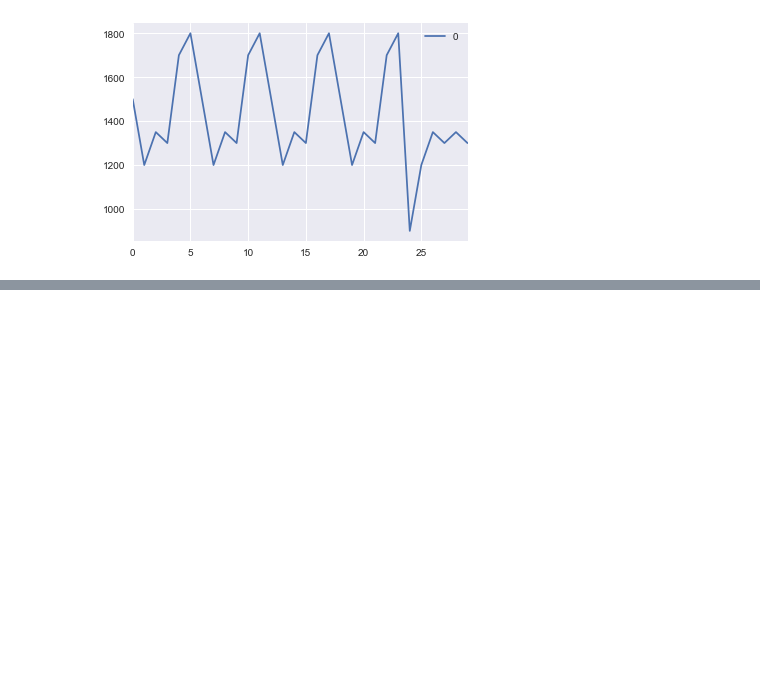
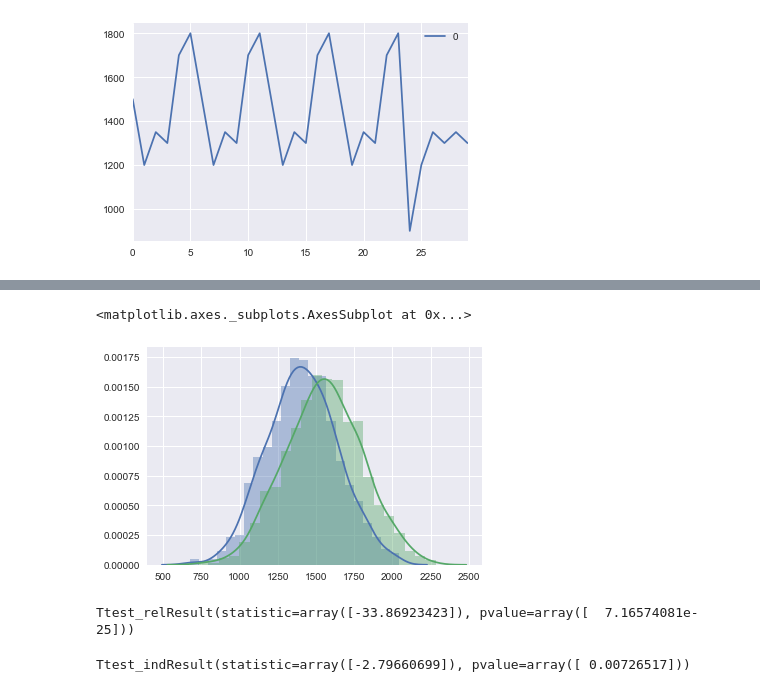
Before and after one commit to carlsednaoui/thinkful-data-science, a Jupyter notebook: coursework/unit_2/stats.ipynb, the cells around one changed output, grey strips where cells are left out. Drawn from its saved outputs; the diff is of its cells as text; code cells hidden in the pictures; blank space fills up the shorter version.

```diff
--- a/coursework/unit_2/stats.ipynb
+++ b/coursework/unit_2/stats.ipynb
@@ -38,0 +79,26 @@ plt.show()
+# %%
+may_mean = sales_may.mean()
+may_std = sales_may.std()
+
+graph = sns.distplot(np.random.normal(apr_mean, apr_std, 1000))
+
+sns.distplot(np.random.normal(may_mean, may_std, 1000), ax=graph)
+# %% [output]
+<matplotlib.axes._subplots.AxesSubplot at 0x...>
+[figure, added]
+# %%
+# How to know if this is a significant difference?
+# Let's try a T-test!
+
+stats.ttest_rel(sales_april, sales_may)
+# P value of under 0.05 = significant (for a 95% confidence)
+# %% [output]
+Ttest_relResult(statistic=array([-33.86923423]), pvalue=array([  7.16574081e-25]))
+# %%
+# Let's use t-test independent, which allows for different dataset sizes
+
+sales_may = pd.DataFrame([1650,1320,1485,1430,1870,1980,1650,1320,1485,1430, \
+             1870,1980,1650,1320,1485,1430,1870,1980,1650,1320,1485,1430,1870])
+stats.ttest_ind(sales_april, sales_may)
+# %% [output]
+Ttest_indResult(statistic=array([-2.79660699]), pvalue=array([ 0.00726517]))
```
Also changed, not shown: parts of 3 cells of this notebook, 3 other files.
